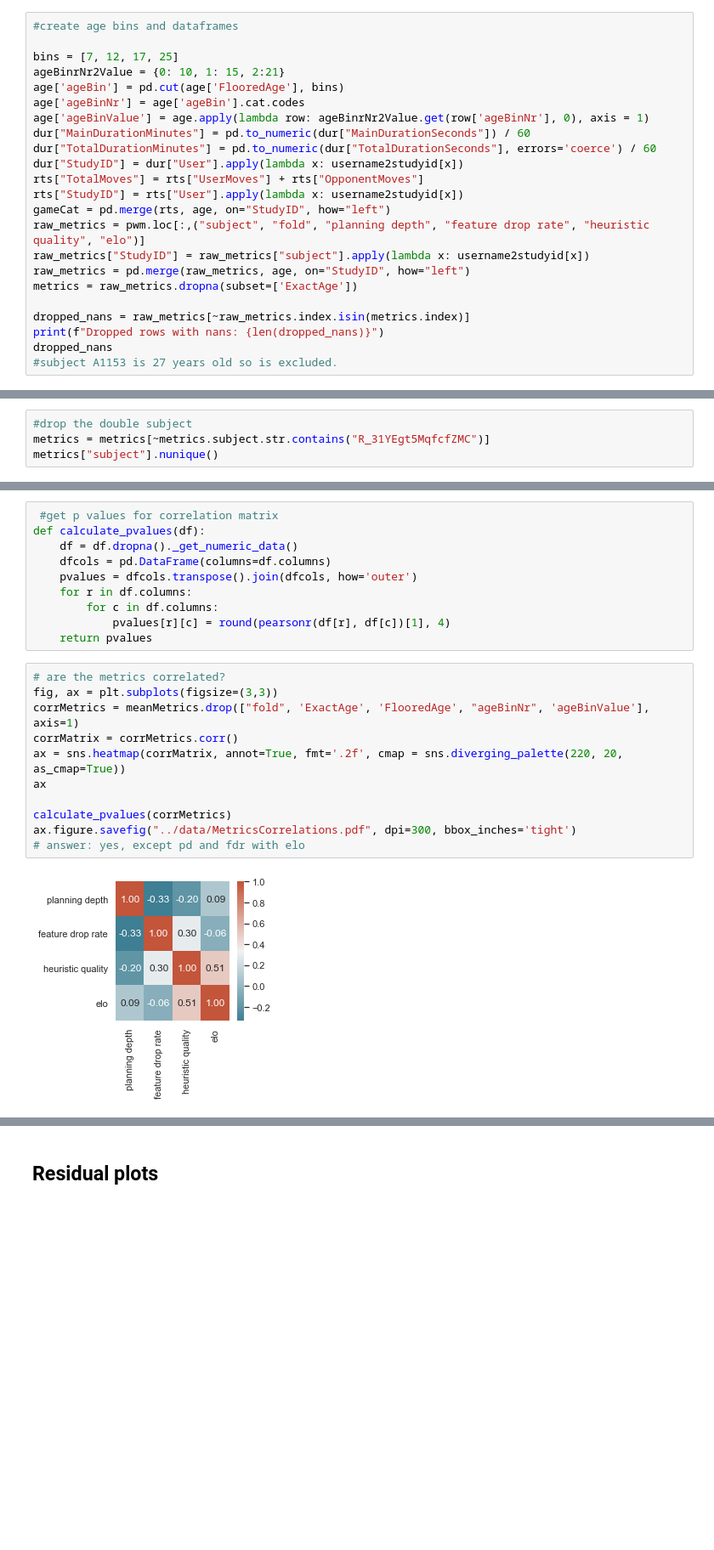
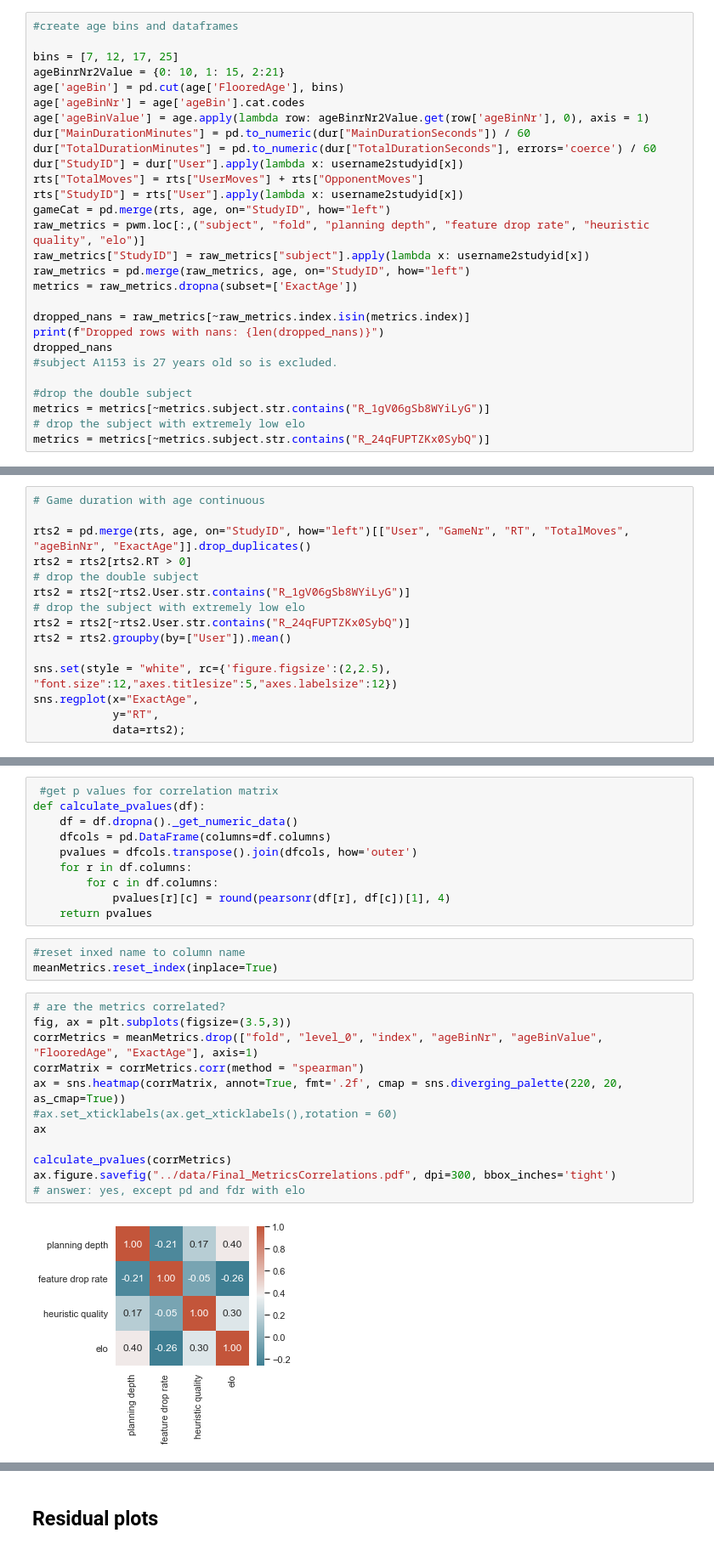
Before and after one commit to sinabolouki/fourinarow_analyses, a Jupyter notebook: Analysis notebooks/new/Age Plots.ipynb, the cells around one changed output, grey strips where cells are left out. Shown at 85% size. Drawn from its saved outputs; the diff is of its cells as text; blank space fills up the shorter version.

Commit message:
Update data and age plots

```diff
--- a/Analysis notebooks/new/Age Plots.ipynb
+++ b/Analysis notebooks/new/Age Plots.ipynb
@@ -139,5 +163,10 @@ dropped_nans = raw_metrics[~raw_metrics.index.isin(metrics.index)]
 print(f"Dropped rows with nans: {len(dropped_nans)}")
 dropped_nans
 #subject A1153 is 27 years old so is excluded.
+
+#drop the double subject
+metrics = metrics[~metrics.subject.str.contains("R_1gV06gSb8WYiLyG")]
+# drop the subject with extremely low elo
+metrics = metrics[~metrics.subject.str.contains("R_24qFUPTZKx0SybQ")]
 # %% [output]
 Dropped rows with nans: 5
@@ -157,5 +181 @@ These subjects are missing in the metrics datafile:
 | 156 | 543 | 5/22/12 | F | 8.9205 | 8 | 4/21/21 | (7, 12] | 0 | 10 |
-# %%
-#drop the double subject
-metrics = metrics[~metrics.subject.str.contains("R_31YEgt5MqfcfZMC")]
-metrics["subject"].nunique()
@@ -282,2 +342,17 @@ plot_freq("TotalDurationMinutes", "Task duration (minutes)")
 # %% [markdown]
 ## Decision times
+# %%
+# Game duration with age continuous
+
+rts2 = pd.merge(rts, age, on="StudyID", how="left")[["User", "GameNr", "RT", "TotalMoves", "ageBinNr", "ExactAge"]].drop_duplicates()
+rts2 = rts2[rts2.RT > 0]
+# drop the double subject
+rts2 = rts2[~rts2.User.str.contains("R_1gV06gSb8WYiLyG")]
+# drop the subject with extremely low elo
+rts2 = rts2[~rts2.User.str.contains("R_24qFUPTZKx0SybQ")]
+rts2 = rts2.groupby(by=["User"]).mean()
+
+sns.set(style = "white", rc={'figure.figsize':(2,2.5), "font.size":12,"axes.titlesize":5,"axes.labelsize":12})
+sns.regplot(x="ExactAge",
+            y="RT",
+            data=rts2);
@@ -481,16 +562,20 @@ def calculate_pvalues(df):
         for c in df.columns:
             pvalues[r][c] = round(pearsonr(df[r], df[c])[1], 4)
     return pvalues
+# %%
+#reset inxed name to column name
+meanMetrics.reset_index(inplace=True)
 # %%
 # are the metrics correlated?
-fig, ax = plt.subplots(figsize=(3,3))
-corrMetrics = meanMetrics.drop(["fold", 'ExactAge', 'FlooredAge', "ageBinNr", 'ageBinValue'], axis=1)
-corrMatrix = corrMetrics.corr()
+fig, ax = plt.subplots(figsize=(3.5,3))
+corrMetrics = meanMetrics.drop(["fold", "level_0", "index", "ageBinNr", "ageBinValue", "FlooredAge", "ExactAge"], axis=1)
+corrMatrix = corrMetrics.corr(method = "spearman")
 ax = sns.heatmap(corrMatrix, annot=True, fmt='.2f', cmap = sns.diverging_palette(220, 20, as_cmap=True))
+#ax.set_xticklabels(ax.get_xticklabels(),rotation = 60)
 ax
 
 calculate_pvalues(corrMetrics)
-ax.figure.savefig("../data/MetricsCorrelations.pdf", dpi=300, bbox_inches='tight')
+ax.figure.savefig("../data/Final_MetricsCorrelations.pdf", dpi=300, bbox_inches='tight')
 # answer: yes, except pd and fdr with elo
 # %% [output]
-[figure, old version]
+[figure, new version]
```
Also changed, not shown: parts of 64 cells of this notebook, 12 other files.
